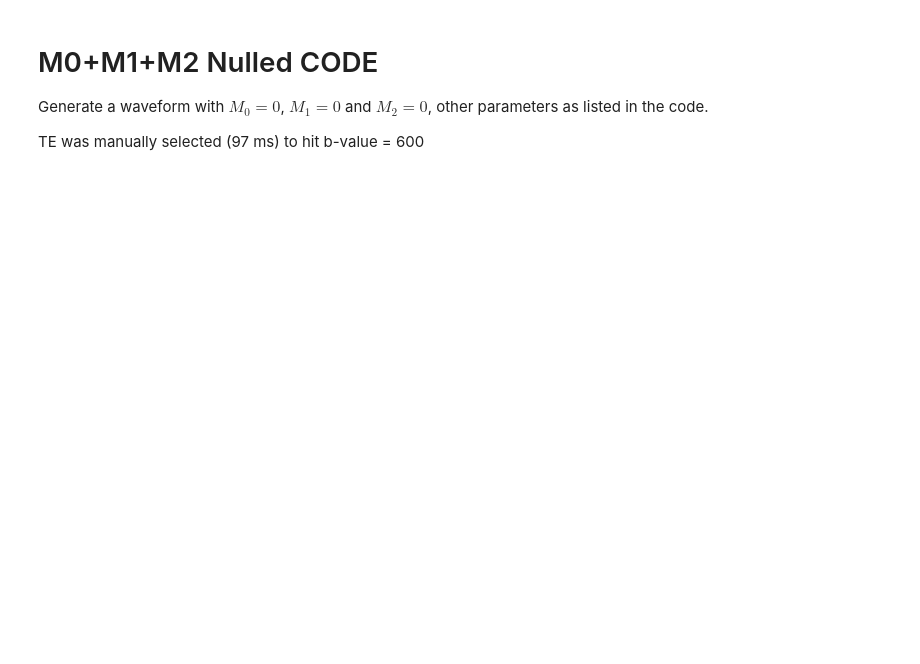
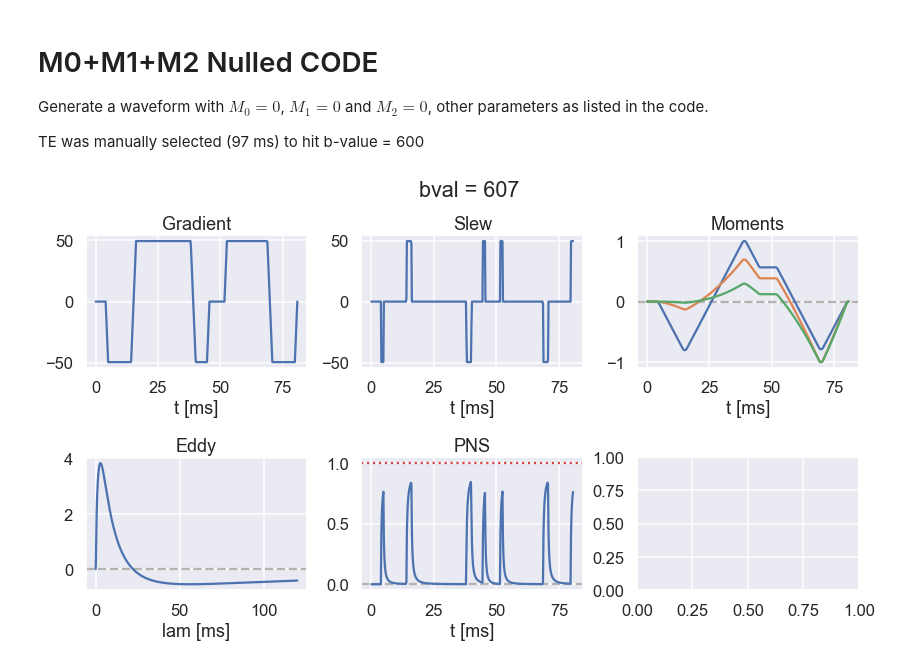
Before and after one commit to mloecher/gropt, a Jupyter notebook: python/demo_v1.ipynb, the cells around one changed output. Cells and saved outputs as stored; diff of their text form; code cells hidden in the pictures; blank space fills up the shorter version.

```diff
--- a/python/demo_v1.ipynb
+++ b/python/demo_v1.ipynb
@@ -78,15 +80,17 @@ TE was manually selected (97 ms) to hit b-value = 600
 # %%
 params = {}
 params['mode'] = 'diff_bval'
 params['gmax']  = 0.05
 params['smax']  = 50.0
 params['MMT']  = 2
 params['TE']  = 97.0
 params['T_readout']  = 16.0
 params['T_90']  = 4.0
 params['T_180']  = 6.0
 params['dt']  = 200e-6
 
 G, dd = gropt.gropt(params, verbose=1)
 
-plot_waveform(G, params['TE'], params['T_readout'])
+plot_waveform(G, params)
+# %% [output]
+[figure, added]
```
Also changed, not shown: parts of 1 cell of this notebook, 7 other files.
